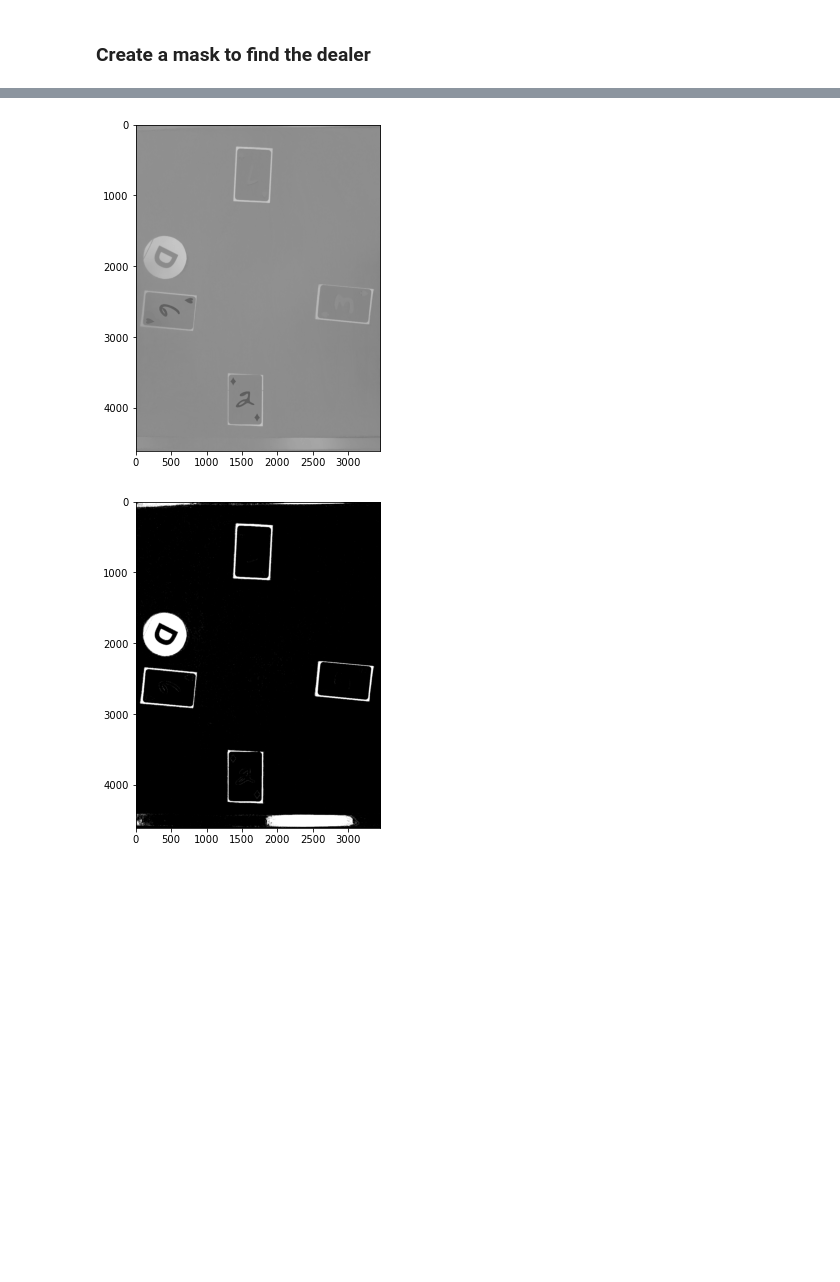
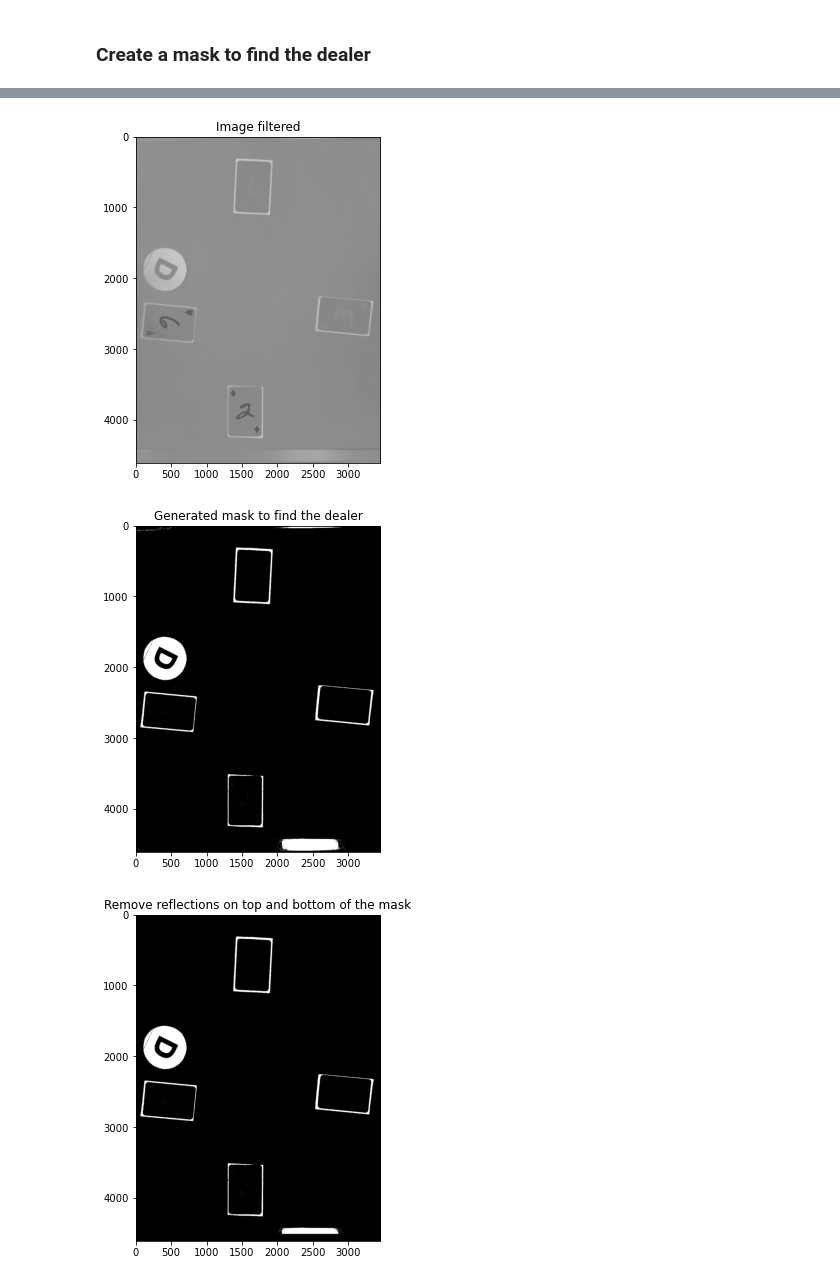
Before and after one commit to aalshabaan/iapr, a Jupyter notebook: project/project.ipynb, the cells around one changed output, grey strips where cells are left out. Cells and saved outputs as stored; diff of their text form; code cells hidden in the pictures; blank space fills up the shorter version.

```diff
--- a/project/project.ipynb
+++ b/project/project.ipynb
@@ -459,19 +447,38 @@ plt.show()
 # %%
 hp_filter = np.array([[0, -1, 0], [-1, 5, -1], [0, -1, 0]])
 im_filtered = convolve2d(im_green, hp_filter, mode='same')
 
 fig, ax = plt.subplots(1, 1, figsize=(6, 6))
 ax.imshow(im_filtered, cmap="gray")
 plt.title('Image filtered')
 plt.show()
 
 # threshold
-mask = (im_filtered > threshold)
+threshold = 40
+dealer_mask = (im_filtered > threshold)
 
 fig, ax = plt.subplots(1, 1, figsize=(6, 6))
-ax.imshow(mask, cmap="gray")
+ax.imshow(dealer_mask, cmap="gray")
 plt.title('Generated mask to find the dealer')
 plt.show()
+
+# dilation mask
+EXCLUDE_MARGIN_TOP = 100
+EXCLUDE_MARGIN_BOTTOM = 100
+im_height, im_width = im.shape[:2]
+dilation_mask = np.ones((im_height, im_width))
+y_excl_bot = im_height - EXCLUDE_MARGIN_BOTTOM
+y_excl_top = EXCLUDE_MARGIN_TOP
+dilation_mask[y_excl_bot:, :] = 0
+dilation_mask[:y_excl_top, :] = 0
+
+dealer_mask = dealer_mask * dilation_mask
+
+fig, ax = plt.subplots(1, 1, figsize=(6, 6))
+ax.imshow(dealer_mask, cmap="gray")
+plt.title('Remove reflections on top and bottom of the mask')
+plt.show()
 # %% [output]
-[figure, old version]
+[figure, new version]
-[figure, old version]
+[figure, new version]
+[figure, added]
```
Also changed, not shown: parts of 8 cells of this notebook.
